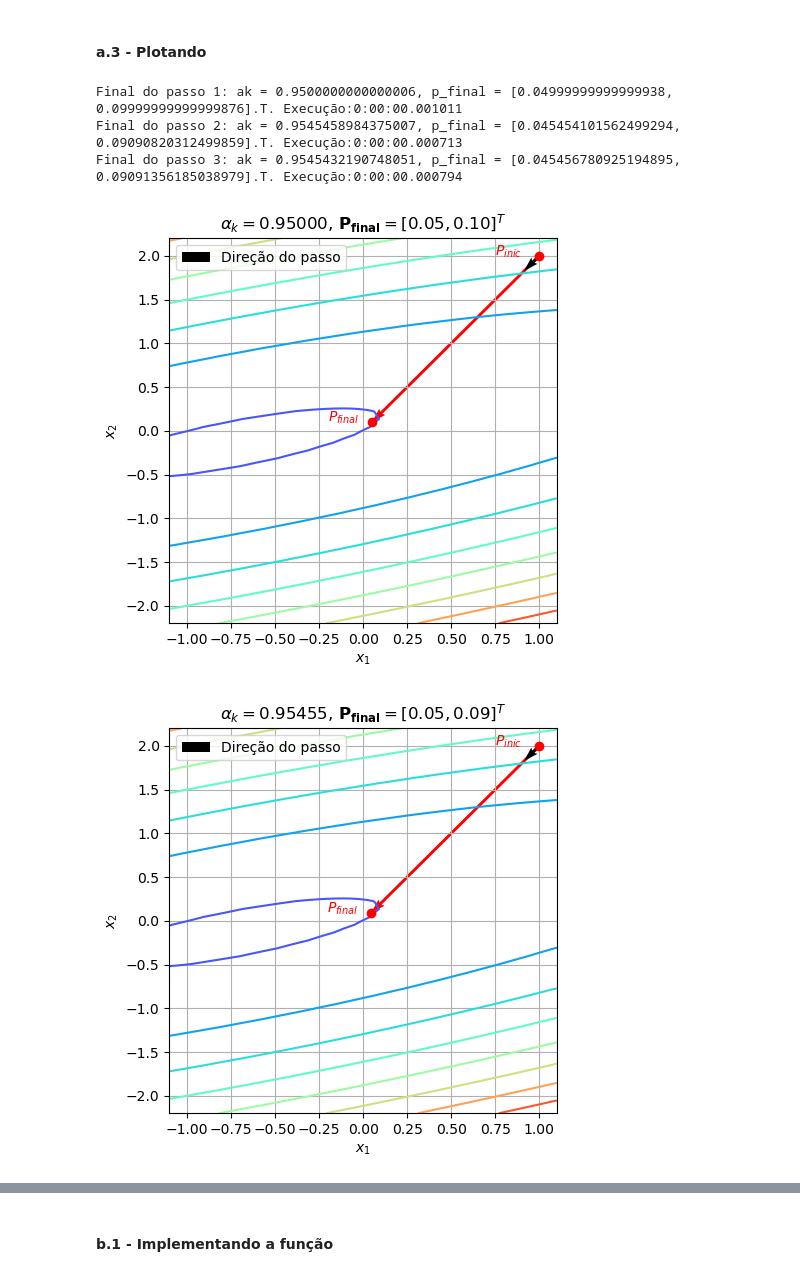
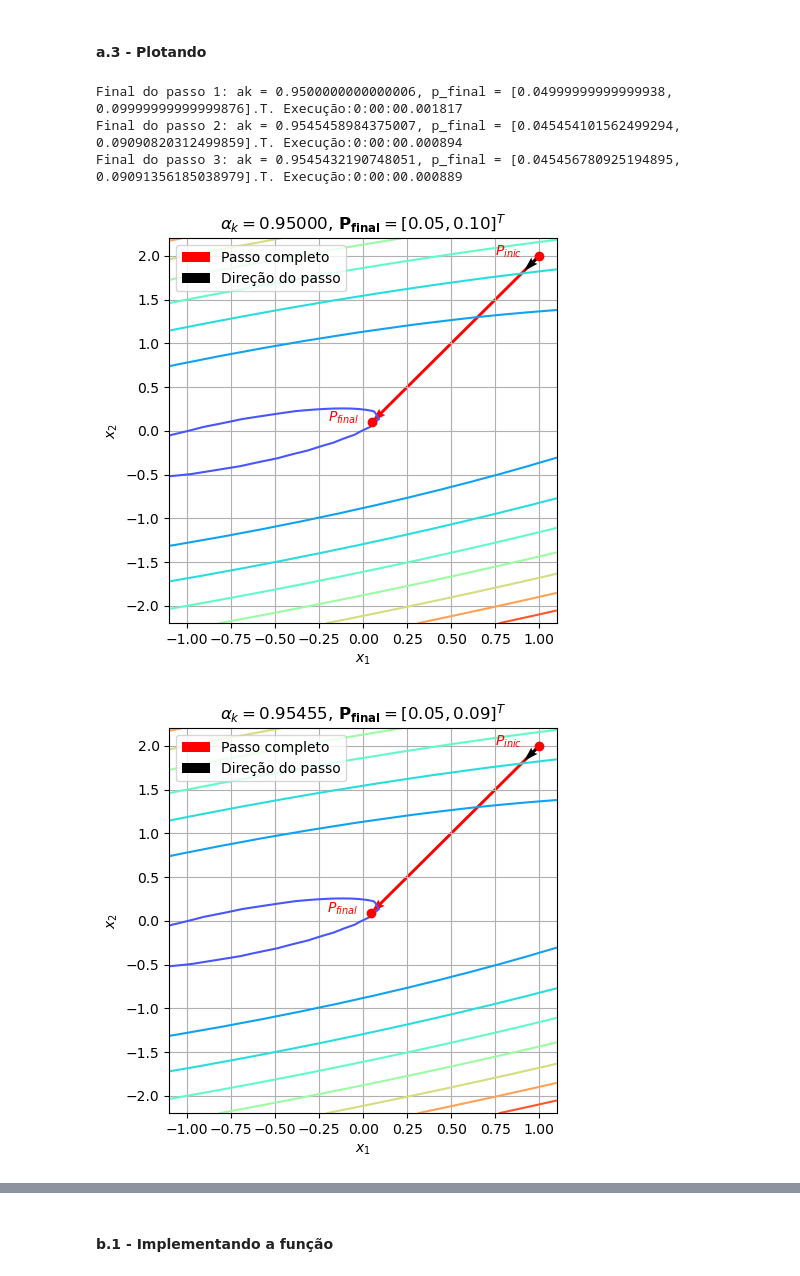
Before and after one commit to prj-phcp/MEC2403_Activities, a Jupyter notebook: Lista1/Lista1.ipynb, the cells around one changed output, grey strips where cells are left out. Saved outputs shown, nothing was run; the diff lists cells and outputs as text; code cells hidden in the pictures.

```diff
--- a/Lista1/Lista1.ipynb
+++ b/Lista1/Lista1.ipynb
@@ -73,35 +73,35 @@ d = np.array([-1, -2])
 # %%
 item = 'a'
 
 x = np.linspace(-1.1, 1.1, 50)
 y = np.linspace(-2.2, 2.2, 50)
 X, Y = np.meshgrid(x, y)
 Z = f(X, Y)
 
 i = 0
 for step in step_list:
     i += 1
     t_init = datetime.datetime.now()
     ak, p_final = step(p_inicial, d, f)
     t_final = datetime.datetime.now()
     print(f'Final do passo {i}: ak = {ak}, p_final = [{p_final[0]}, {p_final[1]}].T. Execução:{t_final - t_init}')
     fig, ax = plt.subplots(1,1, figsize=(5, 5))
     ax.contour(X, Y, Z, cmap='rainbow')
     ax.plot(*p_inicial, 'ro')
     ax.text(p_inicial[0]-0.25, p_inicial[1], '$P_{inic}$', color='red')
     ax.plot(*p_final, 'ro')
     ax.text(p_final[0]-0.25, p_final[1], '$P_{final}$', color='red')
-    ax.quiver(p_inicial[0], p_inicial[1], p_final[0]-p_inicial[0], p_final[1]-p_inicial[1], color='red', angles='xy', scale_units='xy', scale=1)
+    ax.quiver(p_inicial[0], p_inicial[1], p_final[0]-p_inicial[0], p_final[1]-p_inicial[1], color='red', angles='xy', scale_units='xy', scale=1, label='Passo completo')
     ax.quiver(p_inicial[0], p_inicial[1], d[0], d[1], color='black', angles='xy', label='Direção do passo')
     ax.grid()
     ax.legend()
     ax.set_xlabel('$x_1$')
     ax.set_ylabel('$x_2$')
     ax.set_title(f'$\\alpha_k = {ak:.5f}$, $\mathbf{{P_{{final}}}} = [{p_final[0]:.2f}, {p_final[1]:.2f}]^T$')
     fig.savefig(f'images/q2{item}_{i}.pdf')
 # %% [output]
-Final do passo 1: ak = 0.9500000000000006, p_final = [0.04999999999999938, 0.09999999999999876].T. Execução:0:00:00.001011
-Final do passo 2: ak = 0.9545458984375007, p_final = [0.045454101562499294, 0.09090820312499859].T. Execução:0:00:00.000713
-Final do passo 3: ak = 0.9545432190748051, p_final = [0.045456780925194895, 0.09091356185038979].T. Execução:0:00:00.000794
+Final do passo 1: ak = 0.9500000000000006, p_final = [0.04999999999999938, 0.09999999999999876].T. Execução:0:00:00.001817
+Final do passo 2: ak = 0.9545458984375007, p_final = [0.045454101562499294, 0.09090820312499859].T. Execução:0:00:00.000894
+Final do passo 3: ak = 0.9545432190748051, p_final = [0.045456780925194895, 0.09091356185038979].T. Execução:0:00:00.000889
-[figure, old version]
+[figure, new version]
-[figure, old version]
+[figure, new version]
```
Also changed, not shown: parts of 4 cells of this notebook, 14 other files.
